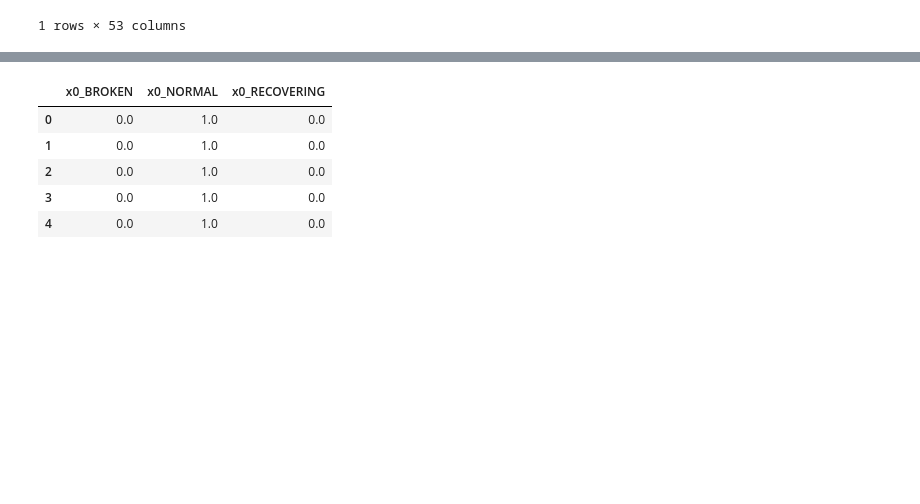
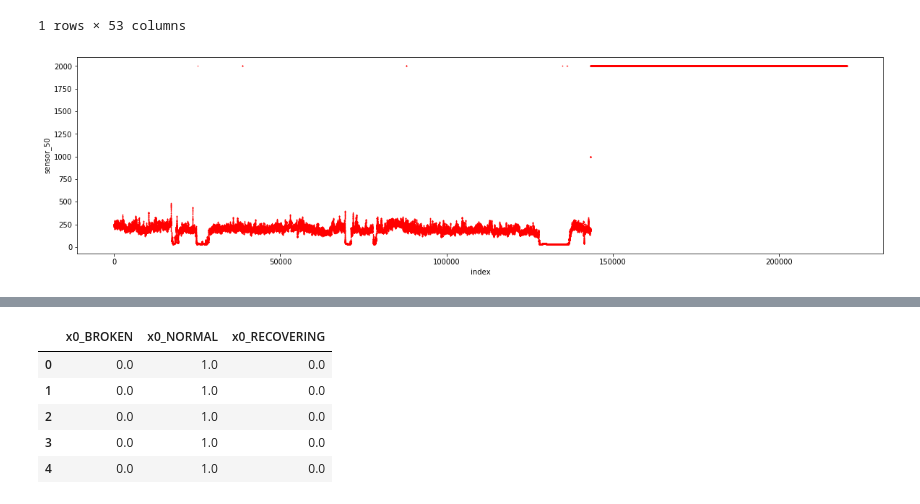
Before and after one commit to Sypek/pump_sensor_predictive_maintenance, a Jupyter notebook: sensor_pump_1.ipynb, the cells around one changed output, grey strips where cells are left out. Cells and saved outputs as stored; diff of their text form; code cells hidden in the pictures; blank space fills up the shorter version.

```diff
--- a/sensor_pump_1.ipynb
+++ b/sensor_pump_1.ipynb
@@ -60,11 +65,13 @@ sensor_50 = import_raw[['sensor_50']]
 sensor_50.fillna(value={'sensor_50':'2000'}, inplace=True)
 # %%
 # after changing NA to some outstanding value, I decide to remove this variable
-# plt.figure(figsize=(20,5))
-# plt.scatter(sensor_50.index, sensor_50.sensor_50, s=0.2, c='r', marker='x')
-# plt.xlabel('index')
-# plt.ylabel('sensor_50')
-# plt.show()
+plt.figure(figsize=(20,5))
+plt.scatter(sensor_50.index, sensor_50.sensor_50, s=0.2, c='r', marker='x')
+plt.xlabel('index')
+plt.ylabel('sensor_50')
+plt.show()
+# %% [output]
+[figure, added]
 # %%
 #drop sensor_15 column - only NaN value
 try:
```
Also changed, not shown: parts of 21 cells of this notebook.
